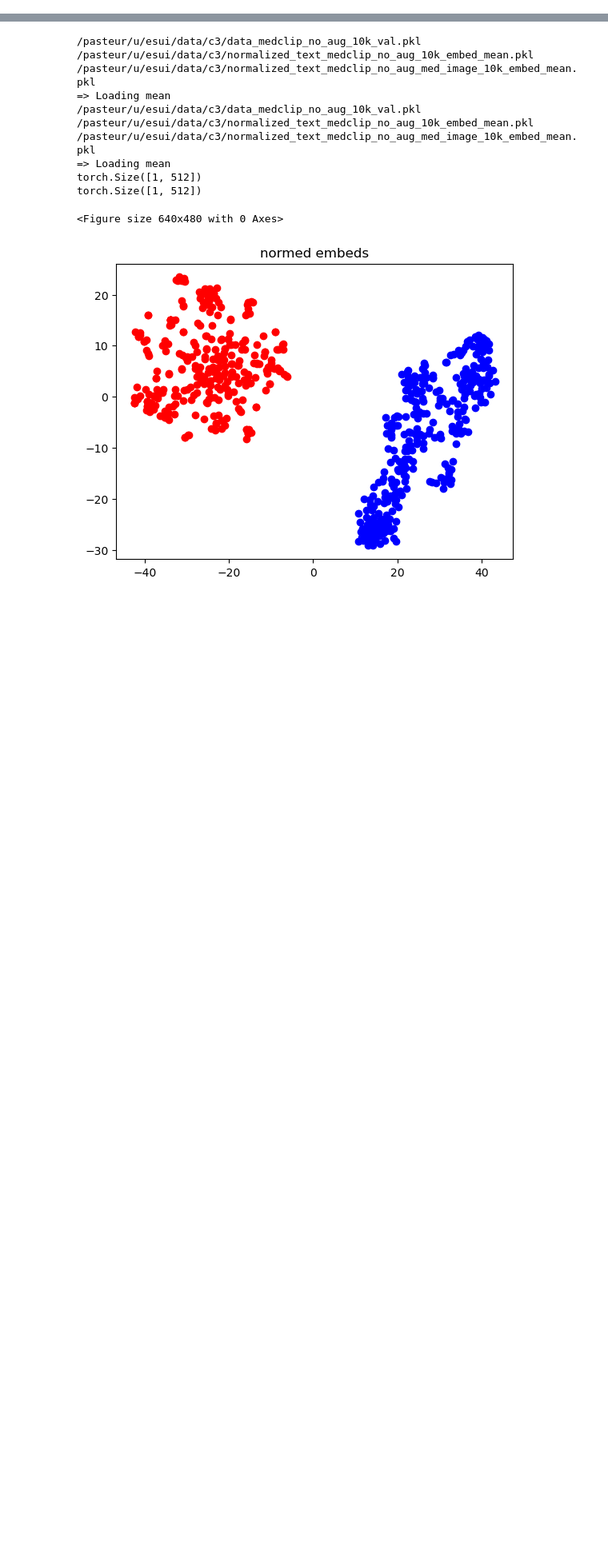
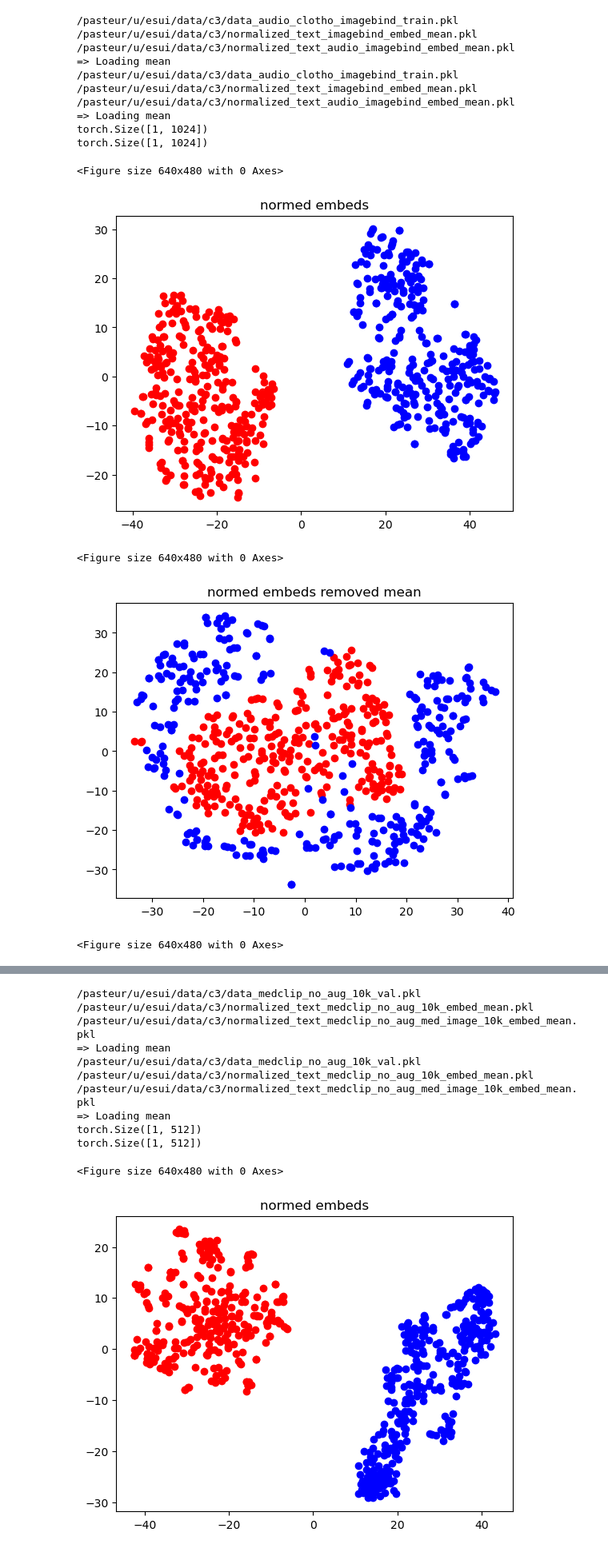
Before and after one commit to elaine-sui/semi-supervised-CLIP-generation, a Jupyter notebook: visualize_embeds.ipynb, the cells around one changed output, grey strips where cells are left out. Shown at 80% size. Cells and saved outputs as stored; diff of their text form; code cells hidden in the pictures; blank space fills up the shorter version.

Commit message:
added updated audio dataset code

```diff
--- a/visualize_embeds.ipynb
+++ b/visualize_embeds.ipynb
@@ -45,6 +47,10 @@ def get_data_paths(dataset_type):
         # data_path = '/pasteur/u/yuhuiz/archive/neurips_modality_gap/pull_figure/data_clasp.pkl'
         text_mean_path = TEXT_CLASP_EMBED_MEAN
         x_mean_path = AMINO_ACID_EMBED_MEAN
+    elif dataset_type == DatasetType.Audio:
+        data_path = '/pasteur/u/esui/data/c3/data_audio_clotho_imagebind_train.pkl'
+        text_mean_path = TEXT_AUDIO_EMBED_MEAN
+        x_mean_path = AUDIO_EMBED_MEAN
     else:
         raise NotImplementedError(f"dataset type {dataset_type} not implemented")
 
@@ -71,8 +77,11 @@ def sample_embeds(modality, n, dataset_type):
     with open(data_path, 'rb') as f:
         data = pickle.load(f)
 
-    with open(gap_path, 'rb') as f:
-        gap = pickle.load(f)
+    if gap_path:
+        with open(gap_path, 'rb') as f:
+            gap = pickle.load(f)
+    else:
+        gap = None
 
     indices = random.sample(list(data.keys()), n)
 
@@ -94,8 +103,10 @@ def plot(dataset_type, n=100):
     embeds = np.vstack([embeds_language, embeds_vision])
     embeds_removed_mean = np.vstack([embeds_language - embed_mean_language.numpy(),
                                     embeds_vision - embed_mean_vision.numpy()])
-    embeds_removed_gap = np.vstack([embeds_language,
-                                    embeds_vision - gap.numpy()])
+
+    if gap:
+        embeds_removed_gap = np.vstack([embeds_language,
+                                        embeds_vision - gap.numpy()])
 
     two_dimensional_embeds = tsne.fit_transform(embeds)
 
@@ -115,14 +126,15 @@ def plot(dataset_type, n=100):
     plt.scatter(two_dimensional_embeds[n:, 0], two_dimensional_embeds[n:, 1], color='blue')
     plt.show()
 
-    two_dimensional_embeds = tsne.fit_transform(embeds_removed_gap)
+    if gap:
+        two_dimensional_embeds = tsne.fit_transform(embeds_removed_gap)
 
-    plt.clf()
-    plt.figure()
-    plt.title(f"normed embeds removed gap")
-    plt.scatter(two_dimensional_embeds[:n, 0], two_dimensional_embeds[:n, 1], color='red')
-    plt.scatter(two_dimensional_embeds[n:, 0], two_dimensional_embeds[n:, 1], color='blue')
-    plt.show()
+        plt.clf()
+        plt.figure()
+        plt.title(f"normed embeds removed gap")
+        plt.scatter(two_dimensional_embeds[:n, 0], two_dimensional_embeds[:n, 1], color='red')
+        plt.scatter(two_dimensional_embeds[n:, 0], two_dimensional_embeds[n:, 1], color='blue')
+        plt.show()
 
     plt.clf()
     plt.figure()
@@ -139,10 +151,31 @@ def compute_residual(dataset_type, n=200):
     print(f"Norm of gap before subtracting means: {np.linalg.norm(gap)}")
     gap = (embeds_language - embed_mean_language.numpy()) - (embeds_vision - embed_mean_vision.numpy())
     print(f"Norm of gap after subtracting means: {np.linalg.norm(gap)}")
-    gap = (embeds_language) - (embeds_vision - gap_.numpy())
-    print(f"Norm of gap after subtracting gap: {np.linalg.norm(gap)}")
+
+    if gap_:
+        gap = (embeds_language) - (embeds_vision - gap_.numpy())
+        print(f"Norm of gap after subtracting gap: {np.linalg.norm(gap)}")
 
     # noise1 = np.random.randn(*embeds_language.shape) * 3
     # noise2 = np.random.randn(*embeds_language.shape) * 3
     # gap = (embeds_language + noise1 - embed_mean_language.numpy()) - (embeds_vision + noise2 - embed_mean_vision.numpy())
     # print(f"Norm of gap after adding noise and subtracting means: {np.linalg.norm(gap)}")
+# %%
+plot(dataset_type='audio', n=300)
+compute_residual(dataset_type='audio')
+# %% [output]
+/pasteur/u/esui/data/c3/data_audio_clotho_imagebind_train.pkl
+/pasteur/u/esui/data/c3/normalized_text_imagebind_embed_mean.pkl
+/pasteur/u/esui/data/c3/normalized_text_audio_imagebind_embed_mean.pkl
+=> Loading mean
+/pasteur/u/esui/data/c3/data_audio_clotho_imagebind_train.pkl
+/pasteur/u/esui/data/c3/normalized_text_imagebind_embed_mean.pkl
+/pasteur/u/esui/data/c3/normalized_text_audio_imagebind_embed_mean.pkl
+=> Loading mean
+torch.Size([1, 1024])
+torch.Size([1, 1024])
+<Figure size 640x480 with 0 Axes>
+[figure, added]
+<Figure size 640x480 with 0 Axes>
+[figure, added]
+<Figure size 640x480 with 0 Axes>
```
Also changed, not shown: parts of 2 cells of this notebook, 34 other files.
